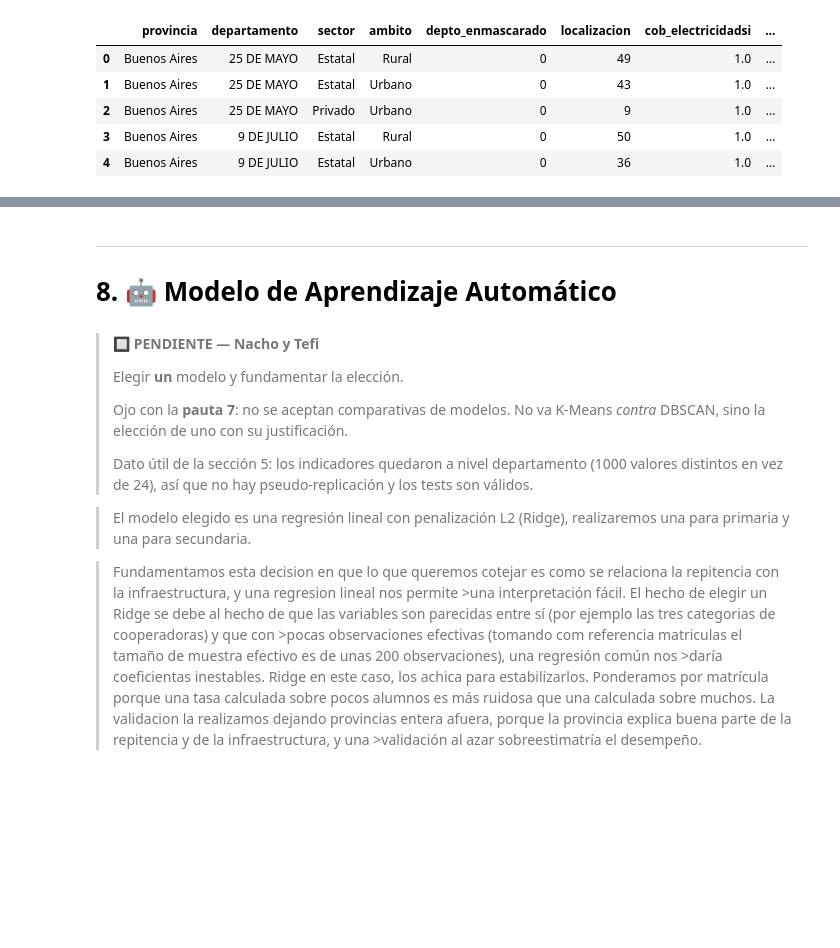
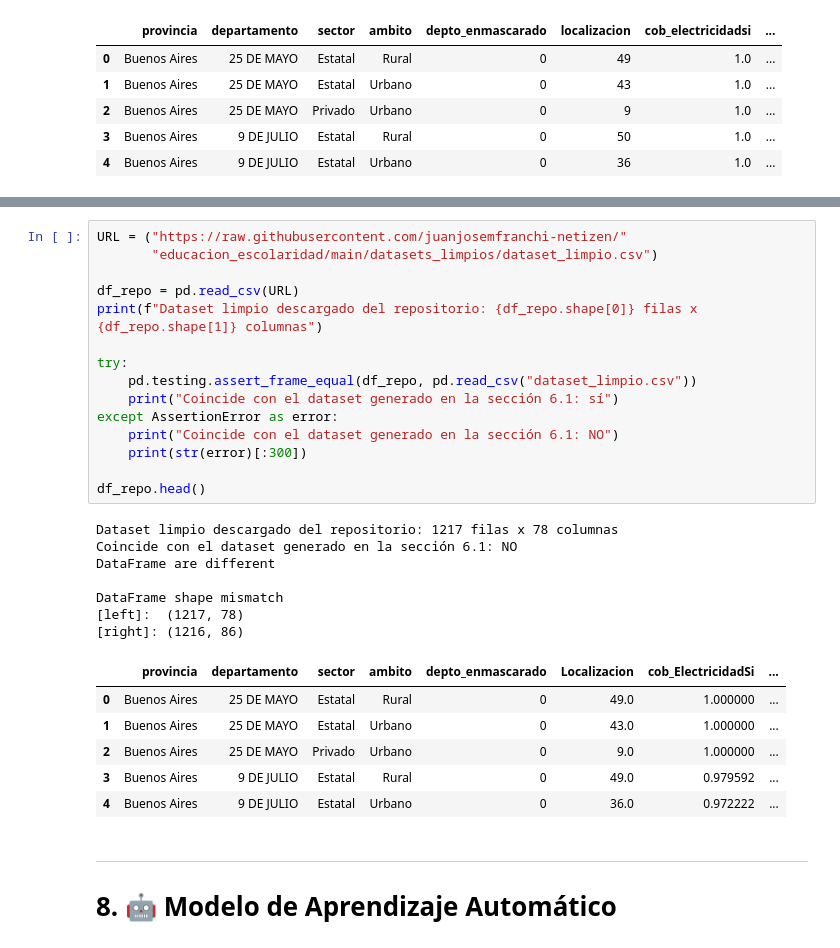
Before and after one commit to juanjosemfranchi-netizen/educacion_escolaridad, a Jupyter notebook: TRABAJO_APREN_AUTOMATICO_completo.ipynb, the cells around one changed output, grey strips where cells are left out. Cells and saved outputs as stored; diff of their text form; blank space fills up the shorter version.

```diff
--- a/TRABAJO_APREN_AUTOMATICO_completo.ipynb
+++ b/TRABAJO_APREN_AUTOMATICO_completo.ipynb
@@ -2523,18 +2518,32 @@ URL = ("https://raw.githubusercontent.com/juanjosemfranchi-netizen/"
+# %%
+URL = ("https://raw.githubusercontent.com/juanjosemfranchi-netizen/"
+       "educacion_escolaridad/main/datasets_limpios/dataset_limpio.csv")
+
+df_repo = pd.read_csv(URL)
+print(f"Dataset limpio descargado del repositorio: {df_repo.shape[0]} filas x {df_repo.shape[1]} columnas")
+
+try:
+    pd.testing.assert_frame_equal(df_repo, pd.read_csv("dataset_limpio.csv"))
+    print("Coincide con el dataset generado en la sección 6.1: sí")
+except AssertionError as error:
+    print("Coincide con el dataset generado en la sección 6.1: NO")
+    print(str(error)[:300])
+
+df_repo.head()
+# %% [output]
+Dataset limpio descargado del repositorio: 1217 filas x 78 columnas
+Coincide con el dataset generado en la sección 6.1: NO
+DataFrame are different
+
+DataFrame shape mismatch
+[left]:  (1217, 78)
+[right]: (1216, 86)
+|  | provincia | departamento | sector | ambito | depto_enmascarado | Localizacion | cob_ElectricidadSi | ... |
+| 0 | Buenos Aires | 25 DE MAYO | Estatal | Rural | 0 | 49.0 | 1.000000 | ... |
+| 1 | Buenos Aires | 25 DE MAYO | Estatal | Urbano | 0 | 43.0 | 1.000000 | ... |
+| 2 | Buenos Aires | 25 DE MAYO | Privado | Urbano | 0 | 9.0 | 1.000000 | ... |
+| 3 | Buenos Aires | 9 DE JULIO | Estatal | Rural | 0 | 49.0 | 0.979592 | ... |
+| 4 | Buenos Aires | 9 DE JULIO | Estatal | Urbano | 0 | 36.0 | 0.972222 | ... |
 # %% [markdown]
 ---
 # 8. 🤖 Modelo de Aprendizaje Automático
-# %% [markdown]
-> 🔲 **PENDIENTE — Nacho y Tefi**
->
-> Elegir **un** modelo y fundamentar la elección.
->
-> Ojo con la **pauta 7**: no se aceptan comparativas de modelos. No va K-Means *contra* DBSCAN, sino la elección de uno con su justificación.
->
-> Dato útil de la sección 5: los indicadores quedaron a nivel departamento (1000 valores distintos en vez de 24), así que no hay pseudo-replicación y los tests son válidos.
-
->El modelo elegido es una regresión lineal con penalización L2 (Ridge), realizaremos una para primaria y una para secundaria.
-
->Fundamentamos esta decision en que lo que queremos cotejar es como se relaciona la repitencia con la infraestructura, y una regresion lineal nos permite >una interpretación fácil.
->El hecho de elegir un Ridge se debe al hecho de que las variables son parecidas entre sí (por ejemplo las tres categorias de cooperadoras) y que con >pocas observaciones efectivas (tomando com referencia matriculas el tamaño de muestra efectivo es de unas 200 observaciones), una regresión común nos >daría coeficientas inestables. Ridge en este caso, los achica para estabilizarlos.
->Ponderamos por matrícula porque una tasa calculada sobre pocos alumnos es más ruidosa que una calculada sobre muchos.
->La validacion la realizamos dejando provincias entera afuera, porque la provincia explica buena parte de la repitencia y de la infraestructura, y una >validación al azar sobreestimatría el desempeño.
```
Also changed, not shown: parts of 89 cells of this notebook, 3 other files.
